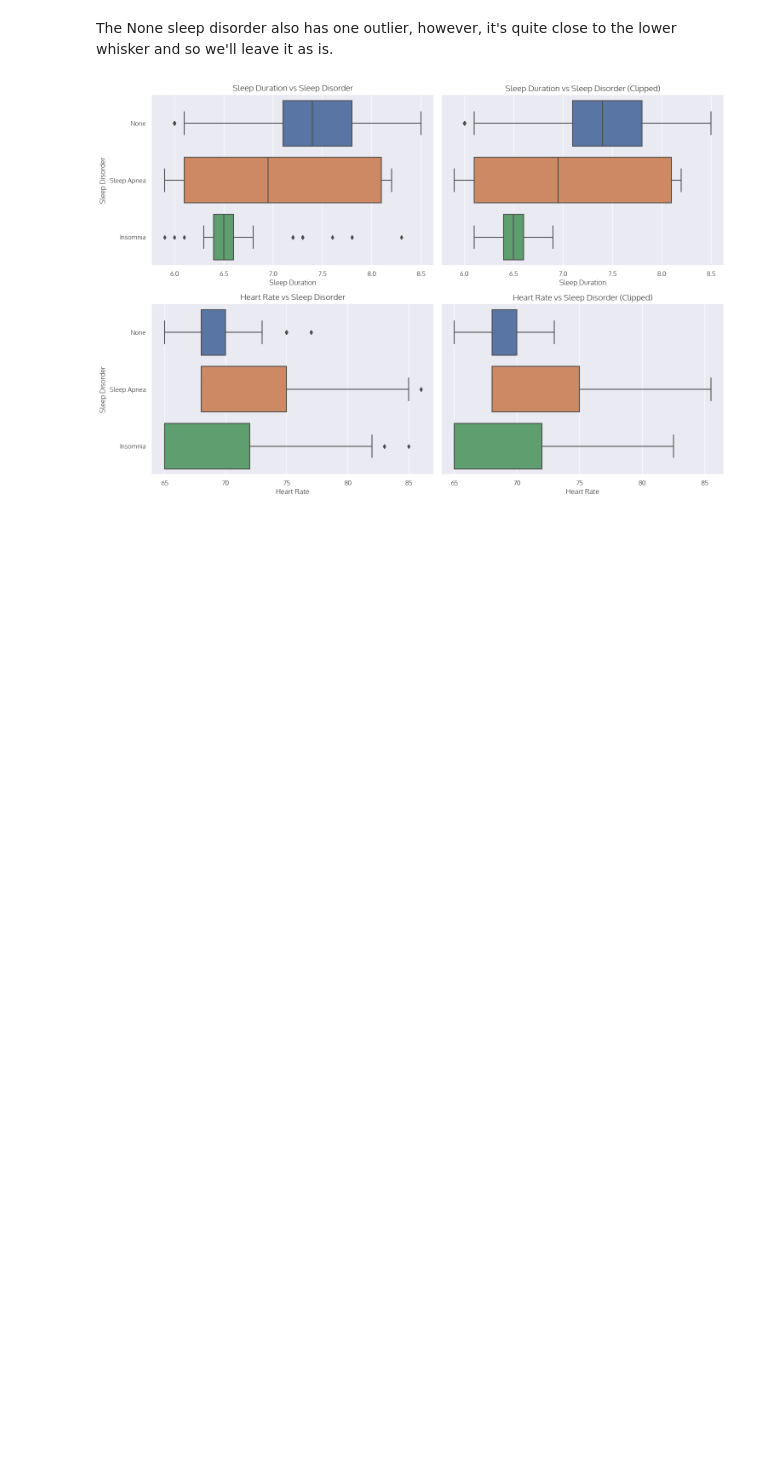
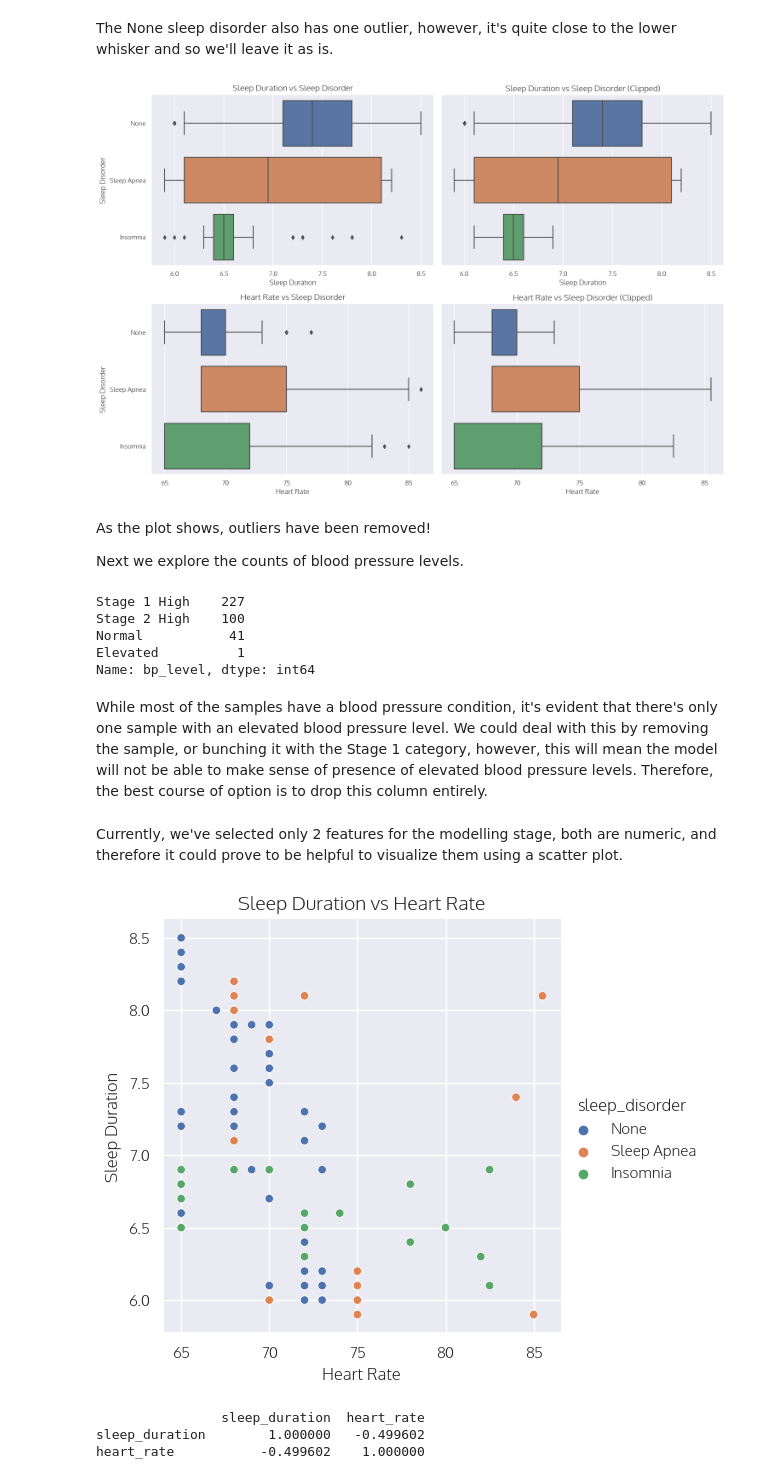
Before and after one commit to masterbatcoderman10/Sleep, a Jupyter notebook: Modelling.ipynb, the cells around one changed output. Cells and saved outputs as stored; diff of their text form; code cells hidden in the pictures; blank space fills up the shorter version.

Commit message:
completed modelling

```diff
--- a/Modelling.ipynb
+++ b/Modelling.ipynb
@@ -130,3 +130,42 @@ plt.tight_layout()
 plt.show()
 # %% [output]
 [figure]
+# %% [markdown]
+As the plot shows, outliers have been removed!
+
+Next we explore the counts of blood pressure levels.
+# %%
+print(sleep_data_clipped['bp_level'].value_counts())
+# %% [output]
+Stage 1 High    227
+Stage 2 High    100
+Normal           41
+Elevated          1
+Name: bp_level, dtype: int64
+# %% [markdown]
+While most of the samples have a blood pressure condition, it's evident that there's only one sample with an elevated blood pressure level. We could deal with this by removing the sample, or bunching it with the Stage 1 category, however, this will mean the model will not be able to make sense of presence of elevated blood pressure levels. Therefore, the best course of option is to drop this column entirely.
+# %%
+sleep_data_v3 = sleep_data_clipped.copy()
+#drop bp_level
+sleep_data_v3.drop('bp_level', axis=1, inplace=True)
+# %% [markdown]
+Currently, we've selected only 2 features for the modelling stage, both are numeric, and therefore it could prove to be helpful to visualize them using a scatter plot.
+# %%
+sns.relplot(
+    x='heart_rate',
+    y='sleep_duration',
+    data=sleep_data_v3,
+    hue='sleep_disorder',
+)
+plt.title("Sleep Duration vs Heart Rate", fontsize=14)
+plt.xlabel("Heart Rate", fontsize=12)
+plt.ylabel("Sleep Duration", fontsize=12)
+plt.show()
+
+#caclulate correlation between sleep duration and heart rate
+print(sleep_data_v3[['sleep_duration', 'heart_rate']].corr())
+# %% [output]
+[figure, added]
+                sleep_duration  heart_rate
+sleep_duration        1.000000   -0.499602
+heart_rate           -0.499602    1.000000
```
Also changed, not shown: parts of 17 cells of this notebook.
